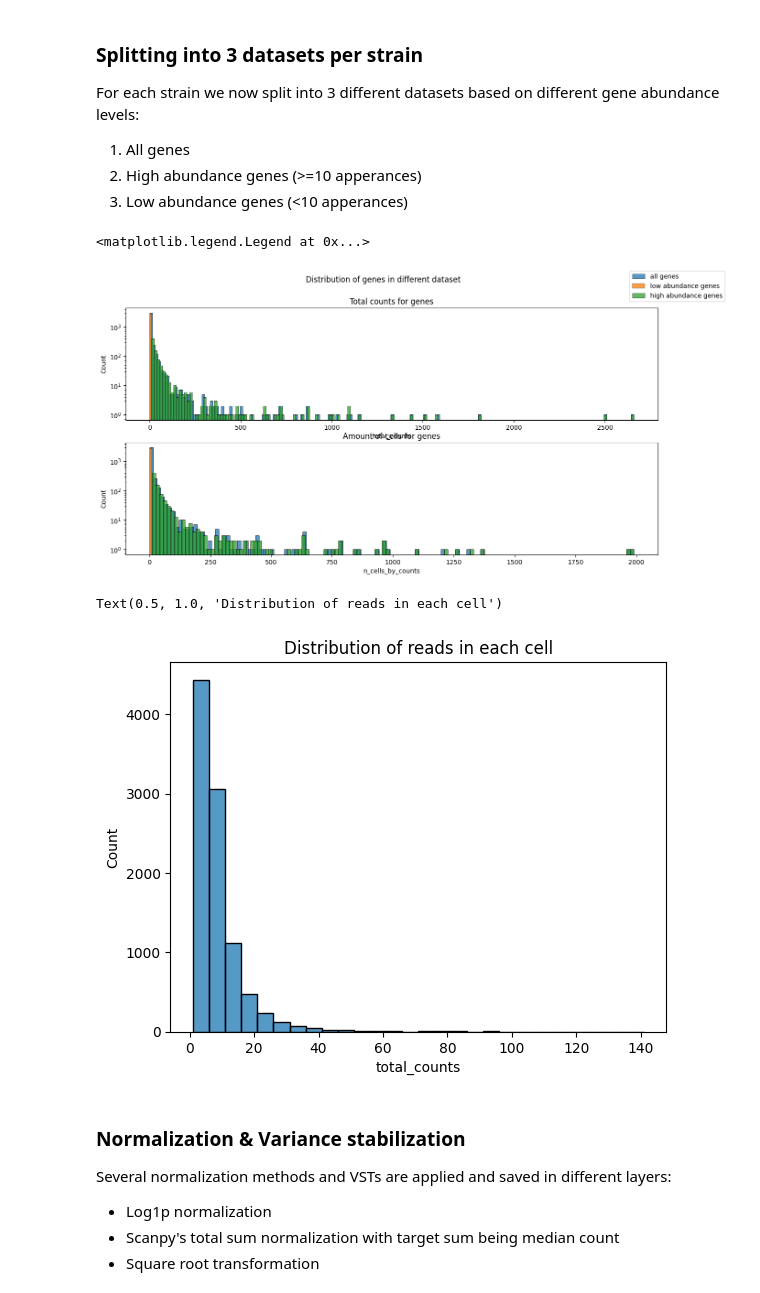
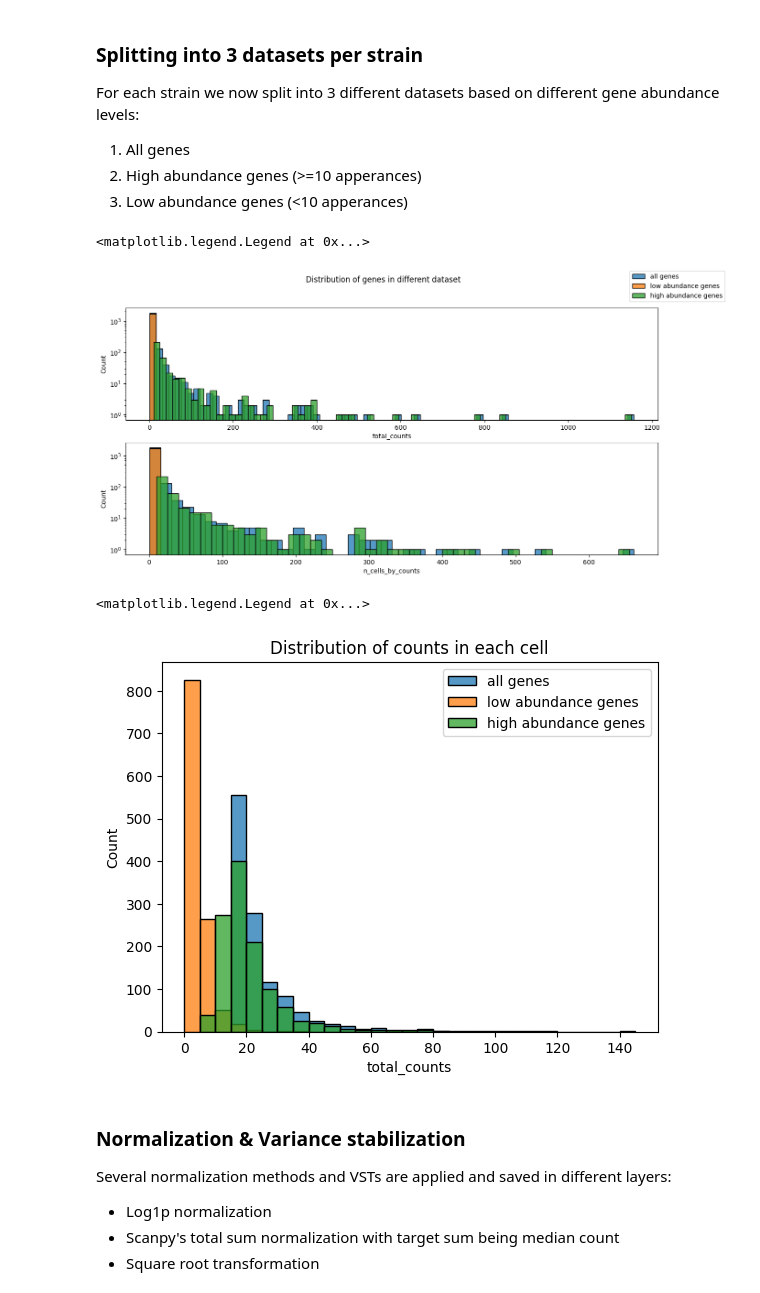
Before and after one commit to leuschjanphilipp/BacDrop-ggi, a Jupyter notebook: notebooks/preprocessing.ipynb, the cells around one changed output. Saved outputs shown, nothing was run; the diff lists cells and outputs as text; code cells hidden in the pictures.

```diff
--- a/notebooks/preprocessing.ipynb
+++ b/notebooks/preprocessing.ipynb
@@ -67,0 +72,3 @@ sc.pl.umap(data_gex, color=["strains"])
+# %%
+sc.pp.calculate_qc_metrics(data_gex, var_type="genes", percent_top=None, log1p=False, inplace=True)
+data_gex
@@ -166,20 +262,23 @@ sns.histplot(ec_mudata["high_abundance_genes"].var["n_cells_by_counts"], binwidt
 axes[0].set_yscale("log")
 axes[1].set_yscale("log")
 
-axes[0].set_title("Total counts for genes")
-axes[1].set_title("Amount of cells for genes")
+#axes[0].set_title("Total counts for genes")
+#axes[1].set_title("Amount of cells for genes")
 
 fig.suptitle("Distribution of genes in different dataset")
 fig.legend()
 # %% [output]
 <matplotlib.legend.Legend at 0x...>
-[figure, old version]
+[figure, new version]
 # %%
 sns.histplot(ec_mudata["all_genes"].obs["total_counts"], binwidth=5, kde=False, color="C0", label="all genes")
-plt.title("Distribution of reads in each cell")
+sns.histplot(ec_mudata["low_abundance_genes"].obs["total_counts"], binwidth=5, kde=False, color="C1", label="low abundance genes")
+sns.histplot(ec_mudata["high_abundance_genes"].obs["total_counts"], binwidth=5, kde=False, color="C2", label="high abundance genes")
+plt.title("Distribution of counts in each cell")
+plt.legend()
 # %% [output]
-Text(0.5, 1.0, 'Distribution of reads in each cell')
+<matplotlib.legend.Legend at 0x...>
-[figure, old version]
+[figure, new version]
 # %% [markdown]
 ### Normalization & Variance stabilization
 
```
Also changed, not shown: parts of 46 cells of this notebook, 3 other files.
